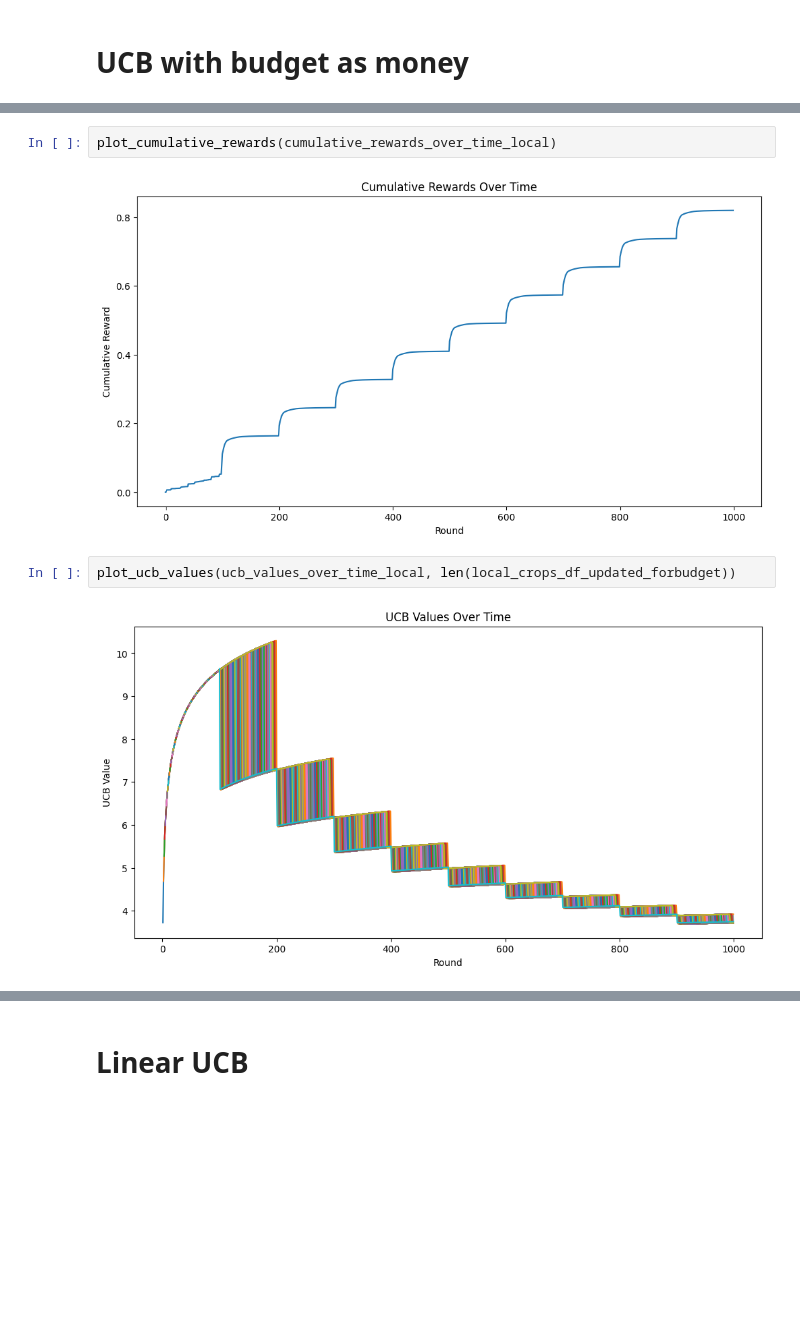
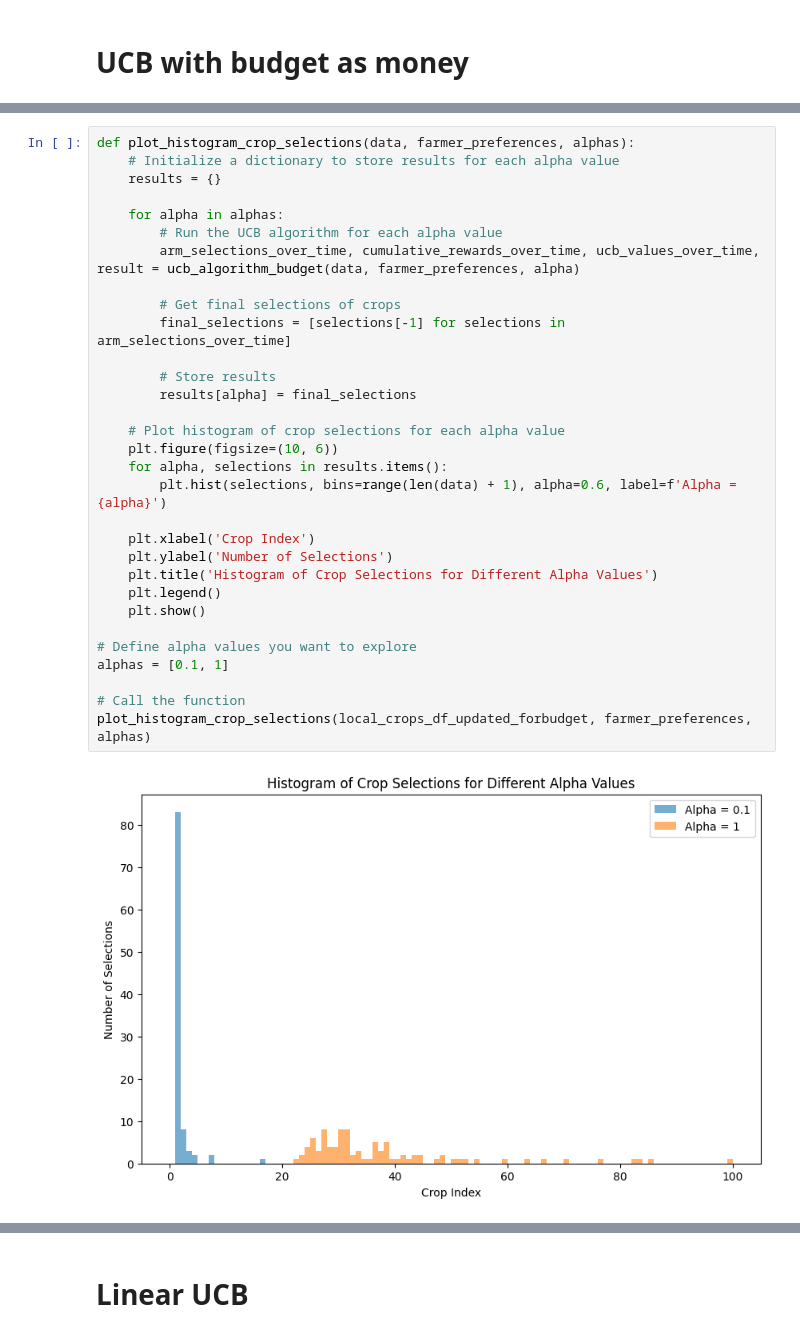
Before and after one commit to nisharathod231/Sustainable-Agriculture-Practices-Recommender, a Jupyter notebook: models/UCB.ipynb, the cells around one changed output, grey strips where cells are left out. Saved outputs shown, nothing was run; the diff lists cells and outputs as text; blank space fills up the shorter version.

Commit message:
Finalized UCB.

```diff
--- a/models/UCB.ipynb
+++ b/models/UCB.ipynb
@@ -221,9 +226,34 @@ plot_arm_selections(arm_selections_over_time_local, len(local_crops_df_updated_f
-# %%
-plot_cumulative_rewards(cumulative_rewards_over_time_local)
-# %% [output]
-[figure, removed]
-# %%
-plot_ucb_values(ucb_values_over_time_local, len(local_crops_df_updated_forbudget))
-# %% [output]
-[figure, removed]
+# %%
+def plot_histogram_crop_selections(data, farmer_preferences, alphas):
+    # Initialize a dictionary to store results for each alpha value
+    results = {}
+
+    for alpha in alphas:
+        # Run the UCB algorithm for each alpha value
+        arm_selections_over_time, cumulative_rewards_over_time, ucb_values_over_time, result = ucb_algorithm_budget(data, farmer_preferences, alpha)
+
+        # Get final selections of crops
+        final_selections = [selections[-1] for selections in arm_selections_over_time]
+
+        # Store results
+        results[alpha] = final_selections
+
+    # Plot histogram of crop selections for each alpha value
+    plt.figure(figsize=(10, 6))
+    for alpha, selections in results.items():
+        plt.hist(selections, bins=range(len(data) + 1), alpha=0.6, label=f'Alpha = {alpha}')
+
+    plt.xlabel('Crop Index')
+    plt.ylabel('Number of Selections')
+    plt.title('Histogram of Crop Selections for Different Alpha Values')
+    plt.legend()
+    plt.show()
+
+# Define alpha values you want to explore
+alphas = [0.1, 1]
+
+# Call the function
+plot_histogram_crop_selections(local_crops_df_updated_forbudget, farmer_preferences, alphas)
+# %% [output]
+[figure, added]
 # %%
```
Also changed, not shown: parts of 9 cells of this notebook.
